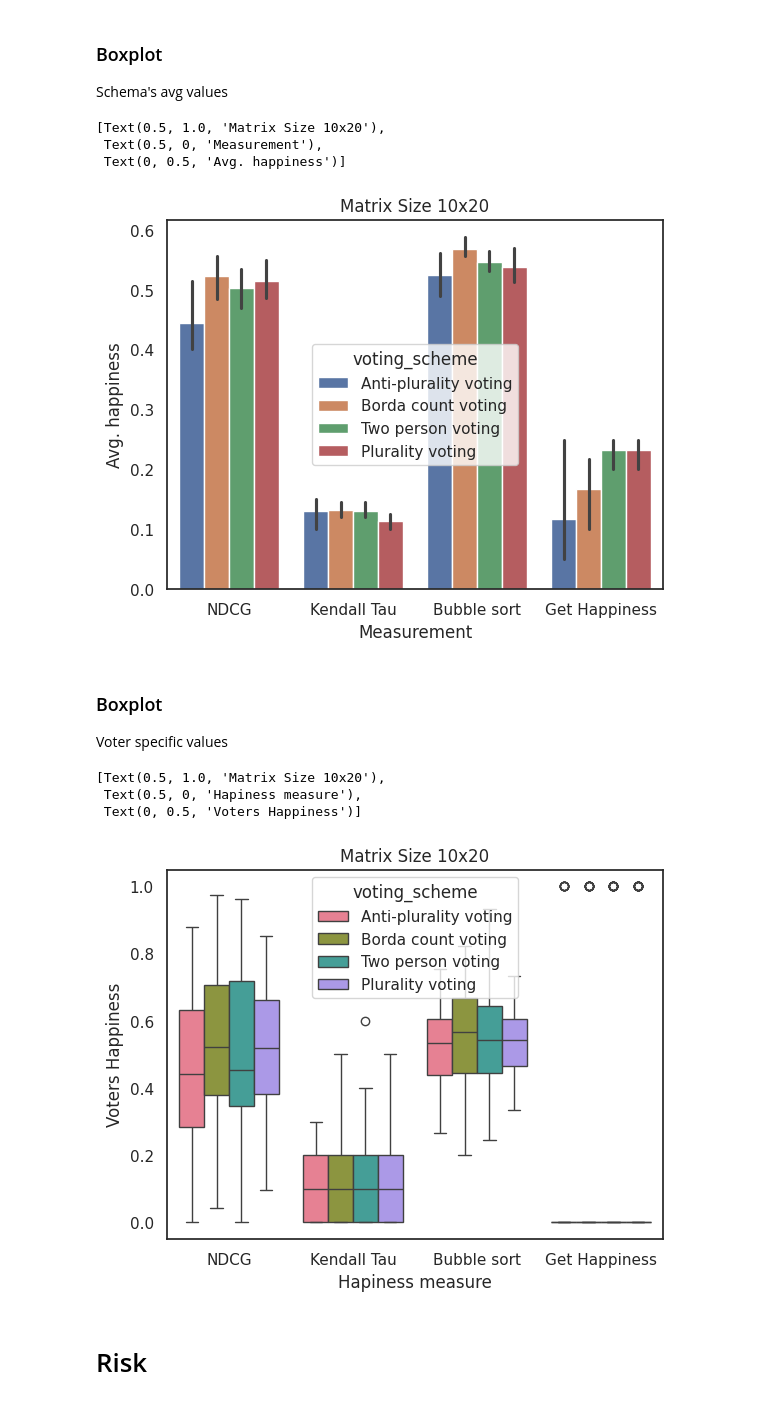
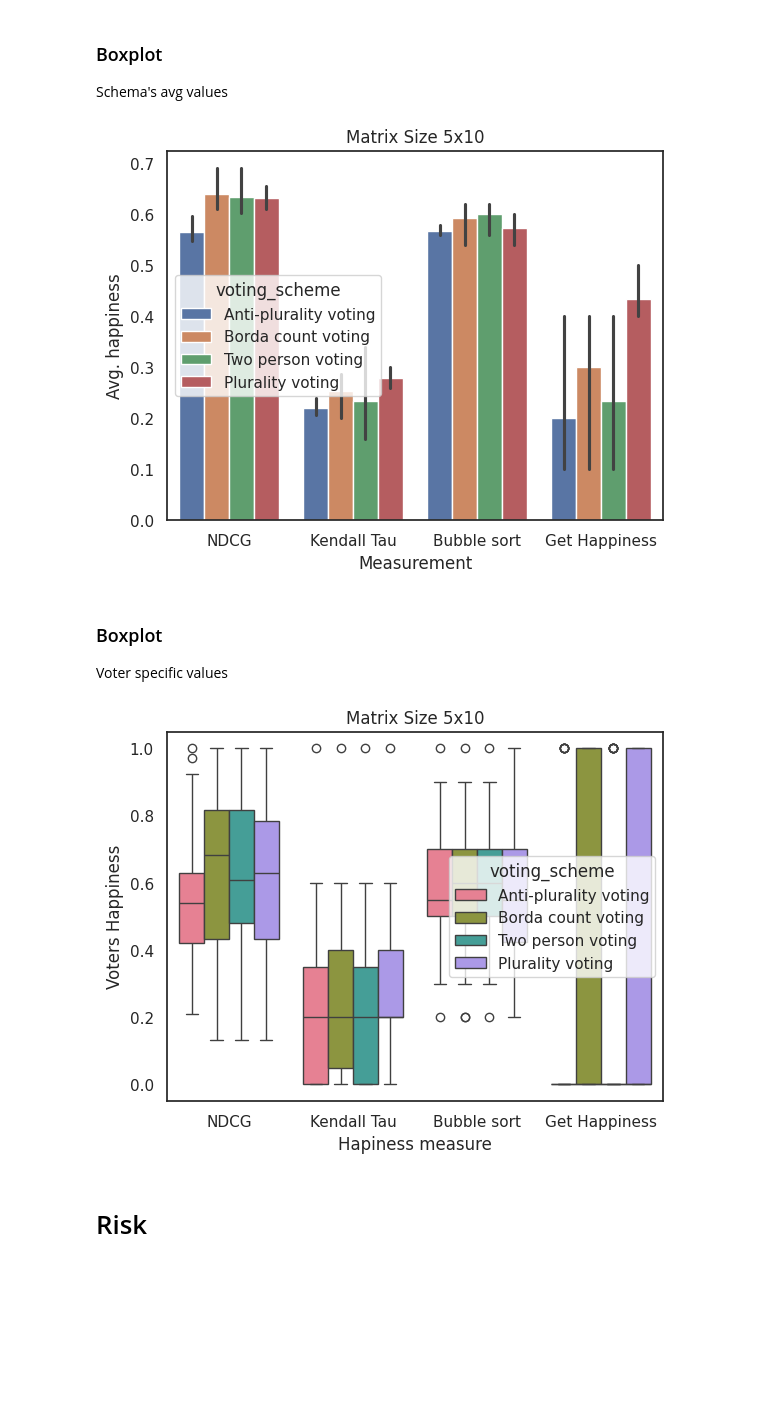
Before and after one commit to YG0810/AMS_Group6, a Jupyter notebook: visualization.ipynb, the cells around one changed output. Cells and saved outputs as stored; diff of their text form; code cells hidden in the pictures; blank space fills up the shorter version.

```diff
--- a/visualization.ipynb
+++ b/visualization.ipynb
@@ -8,3 +5,21 @@ voters = 20
+# %%
+testList = [
+    (3,5),
+    (3,10),
+    (3,20),
+    (5,5),
+    (5,10),
+    (5,20),
+    (10,5),
+    (10,10),
+    (10,20),
+]
+
+tstIdx = 4
+
+candidates = testList[tstIdx][0]
+voters = testList[tstIdx][1]
+tvaType = "BTVA"
 # %% [markdown]
 # Load in data
 # %%
@@ -14,6 +29,6 @@ import pickle
 import pandas as pd
 df : pd.DataFrame
 
-with open("testOutputBTVA.pkl", "rb") as file:
+with open(f"tt/testOutput{tvaType}.pkl", "rb") as file:
     df = pickle.load(file)
 # %%
@@ -69,16 +107,16 @@ import seaborn as sns
 sns.set(style='white')
 
 #create grouped bar chart
-sns.barplot(x='happiness_measure', y='happiness_values_avg', hue='voting_scheme', data=df_happiness).set(
+avgHappinessPlt = sns.barplot(x='happiness_measure', y='happiness_values_avg', hue='voting_scheme', data=df_happiness)
+avgHappinessPlt.set(
     title=f'Matrix Size {candidates}x{voters}',
     xlabel='Measurement',
     ylabel='Avg. happiness'
     )
+
+avgHappinessPlt.get_figure().savefig(f"[{tvaType}] avgHappiness ({candidates}c{voters}v).png", transparent=True)
 # %% [output]
-[Text(0.5, 1.0, 'Matrix Size 10x20'),
- Text(0.5, 0, 'Measurement'),
- Text(0, 0.5, 'Avg. happiness')]
-[figure, old version]
+[figure, new version]
 # %% [markdown]
 <h3> Boxplot </h3>
 Voter specific values
@@ -87,19 +125,19 @@ Voter specific values
 df_happiness = df_happiness.explode("happiness_values")
 # %%
 # create 3rd grouped boxplot
-sns.boxplot(x = df_happiness['happiness_measure'],
+happinessPlot = sns.boxplot(x = df_happiness['happiness_measure'],
 			y = df_happiness['happiness_values'],
 			hue = df_happiness['voting_scheme'],
-			palette = 'husl').set(
+			palette = 'husl')
+happinessPlot.set(
     title=f'Matrix Size {candidates}x{voters}',
     xlabel='Hapiness measure',
     ylabel='Voters Happiness'
     )
+
+happinessPlot.get_figure().savefig(f"[{tvaType}] Happiness ({candidates}c{voters}v).png", transparent=True)
 # %% [output]
-[Text(0.5, 1.0, 'Matrix Size 10x20'),
- Text(0.5, 0, 'Hapiness measure'),
- Text(0, 0.5, 'Voters Happiness')]
-[figure, old version]
+[figure, new version]
 # %% [markdown]
 # Risk
 # %%
```
Also changed, not shown: parts of 5 cells of this notebook.
